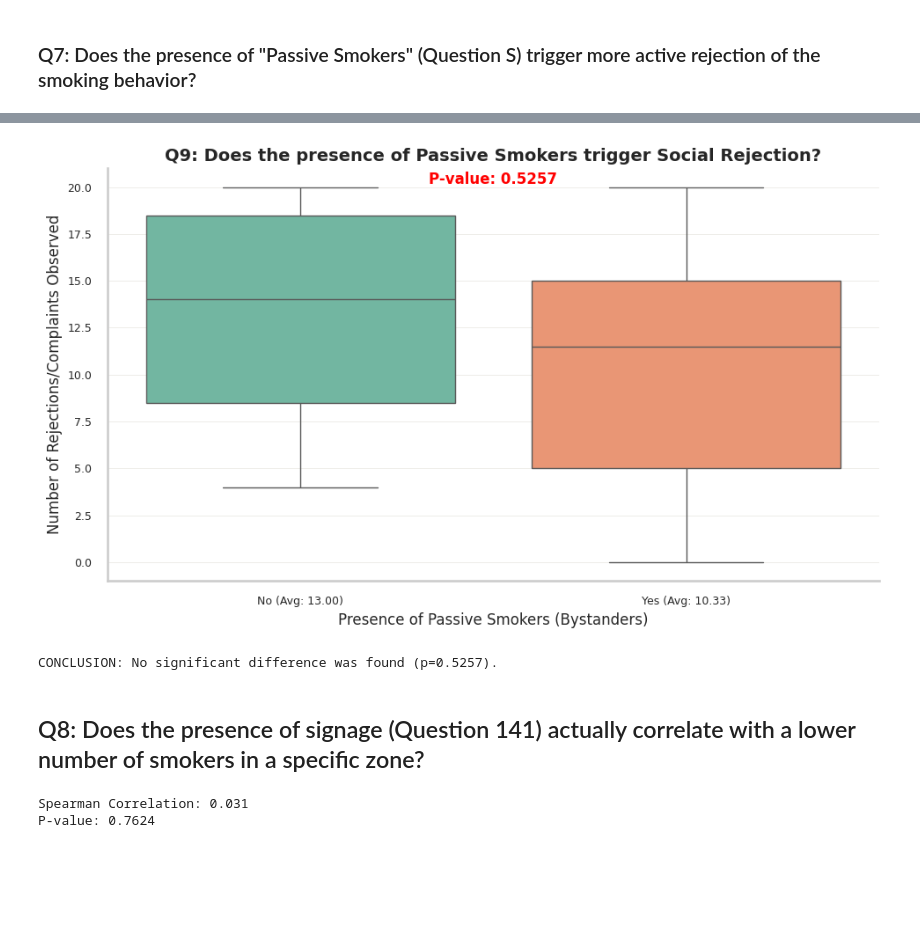
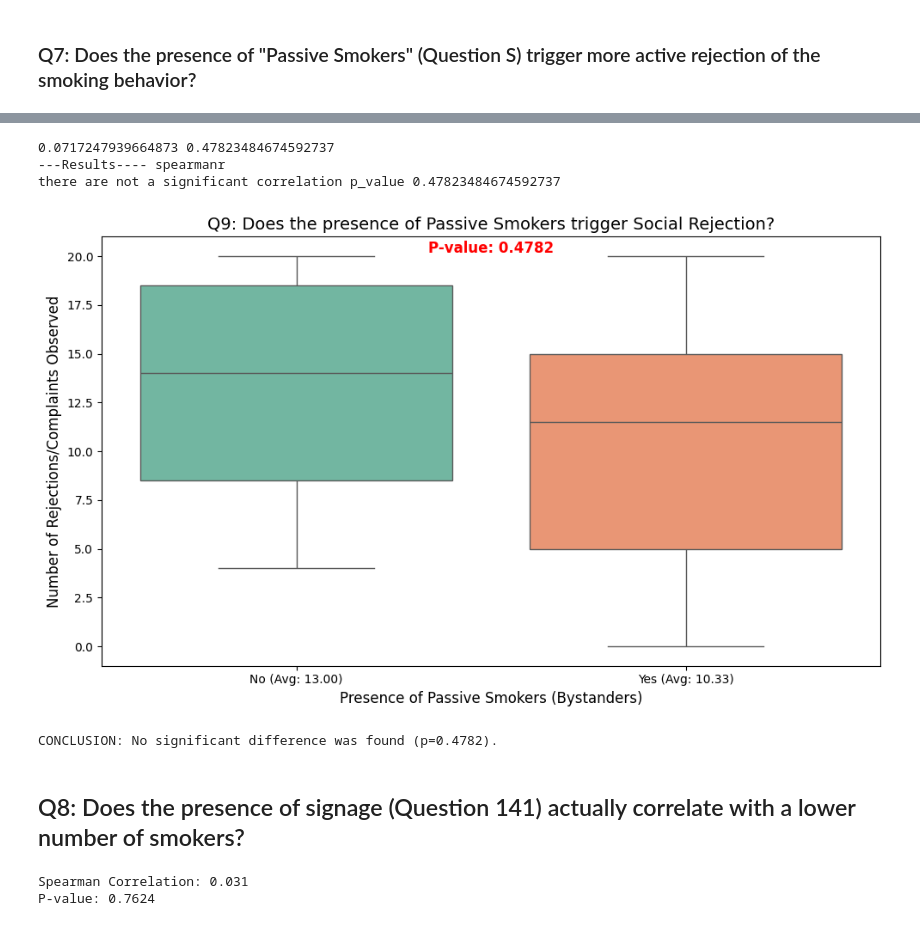
Before and after one commit to andresmg42/Analysis-POCUC-proyect, a Jupyter notebook: notebooks/analisis.ipynb, the cells around one changed output, grey strips where cells are left out. Saved outputs shown, nothing was run; the diff lists cells and outputs as text; code cells hidden in the pictures; blank space fills up the shorter version.

```diff
--- a/notebooks/analisis.ipynb
+++ b/notebooks/analisis.ipynb
@@ -1027,47 +1079,64 @@ plt.show()
 # %%
-from scipy.stats import ttest_ind
+from scipy.stats import spearmanr
 import seaborn as sns
 import matplotlib.pyplot as plt
+
 
 # 1. Create the classification: Presence vs. Absence
 # 'Nro. Pasivos cerca' (ID 78) is our 'switch'
 pivot_df['has_passive'] = pivot_df['Nro. Pasivos cerca'] > 0
 
 # 2. Separate the rejection data into two groups
 group_with_passive = pivot_df[pivot_df['has_passive'] == True]['Rechazo de Pasivos']
 group_no_passive = pivot_df[pivot_df['has_passive'] == False]['Rechazo de Pasivos']
 
 # 3. Statistical T-Test (Is the difference real or luck?)
-t_stat, p_val = ttest_ind(group_with_passive, group_no_passive, equal_var=False)
+
+
+corr, p_value = spearmanr(
+    combined['passive_smokers'],
+    combined['active_rejection']
+)
+
+print(corr, p_value)
+
+print("---Results---- spearmanr")
+if corr>0 and p_value<0.05:
+    print(f'there are a signficant correlation p_value {p_value}')
+else:
+    print(f'there are not a significant correlation p_value {p_value}')
 
 # 4. Visualization
 plt.figure(figsize=(10, 6))
 sns.boxplot(x='has_passive', y='Rechazo de Pasivos', data=pivot_df, palette="Set2")
 
 # Formatting the plot
 plt.title("Q9: Does the presence of Passive Smokers trigger Social Rejection?", fontsize=14)
 plt.xlabel("Presence of Passive Smokers (Bystanders)", fontsize=12)
 plt.ylabel("Number of Rejections/Complaints Observed", fontsize=12)
 plt.xticks([0, 1], [f'No (Avg: {group_no_passive.mean():.2f})',
                     f'Yes (Avg: {group_with_passive.mean():.2f})'])
 
 # Add P-value note to the plot
-plt.text(0.5, pivot_df['Rechazo de Pasivos'].max(), f"P-value: {p_val:.4f}",
+plt.text(0.5, pivot_df['Rechazo de Pasivos'].max(), f"P-value: {p_value:.4f}",
          ha='center', va='bottom', fontsize=12, fontweight='bold', color='red')
 
 plt.tight_layout()
 plt.show()
 
 # 5. Print Conclusion
-if p_val < 0.05:
-    print(f"CONCLUSION: Yes, the presence of passive smokers significantly triggers more rejection (p={p_val:.4f}).")
+if p_value < 0.05:
+    print(f"CONCLUSION: Yes, the presence of passive smokers significantly triggers more rejection (p={p_value:.4f}).")
 else:
-    print(f"CONCLUSION: No significant difference was found (p={p_val:.4f}).")
+    print(f"CONCLUSION: No significant difference was found (p={p_value:.4f}).")
 # %% [output]
+0.0717247939664873 0.47823484674592737
+---Results---- spearmanr
+there are not a significant correlation p_value 0.47823484674592737
-[figure, old version]
+[figure, new version]
-CONCLUSION: No significant difference was found (p=0.5257).
+CONCLUSION: No significant difference was found (p=0.4782).
 # %% [markdown]
-## Q8: Does the presence of signage (Question 141) actually correlate with a lower number of smokers in a specific zone?
+## Q8: Does the presence of signage (Question 141) actually correlate with a lower number of smokers?
 # %%
 from scipy.stats import spearmanr
 
```
Also changed, not shown: parts of 12 cells of this notebook, 1 other file.
